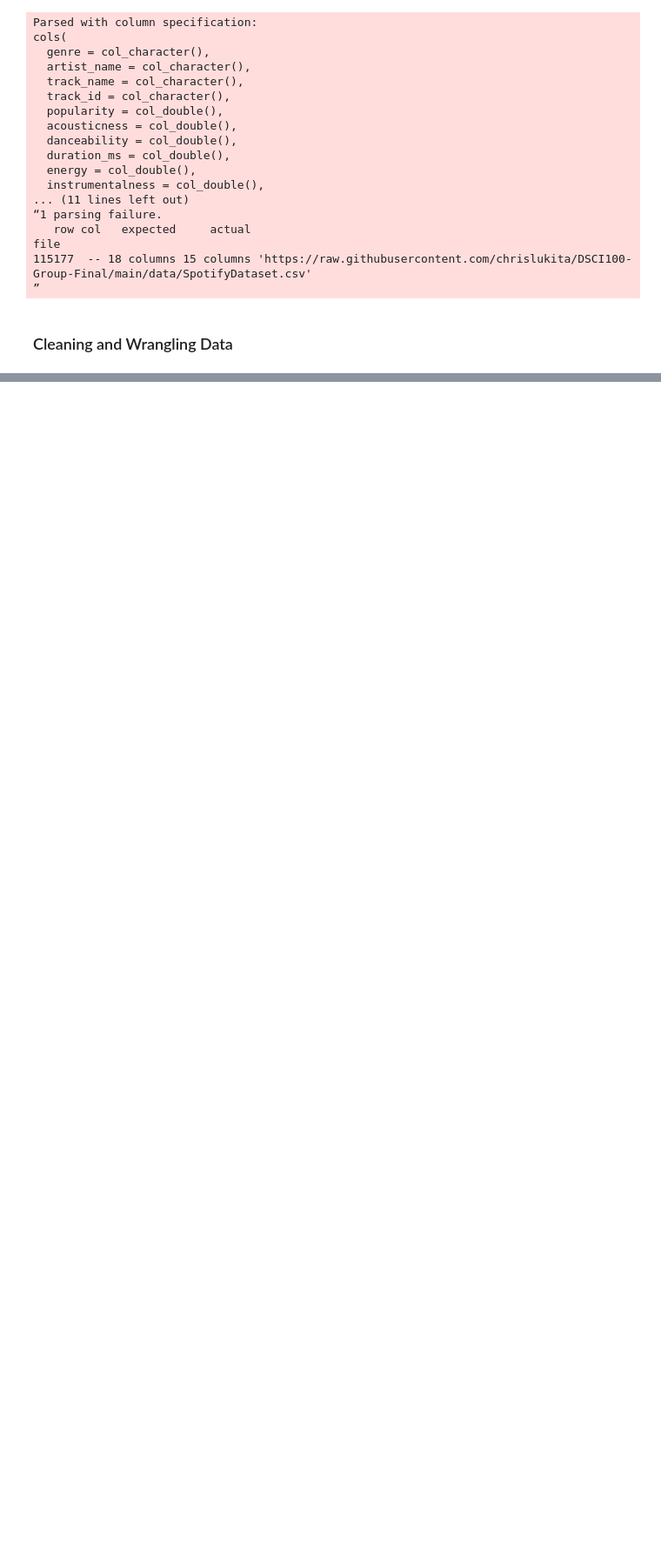
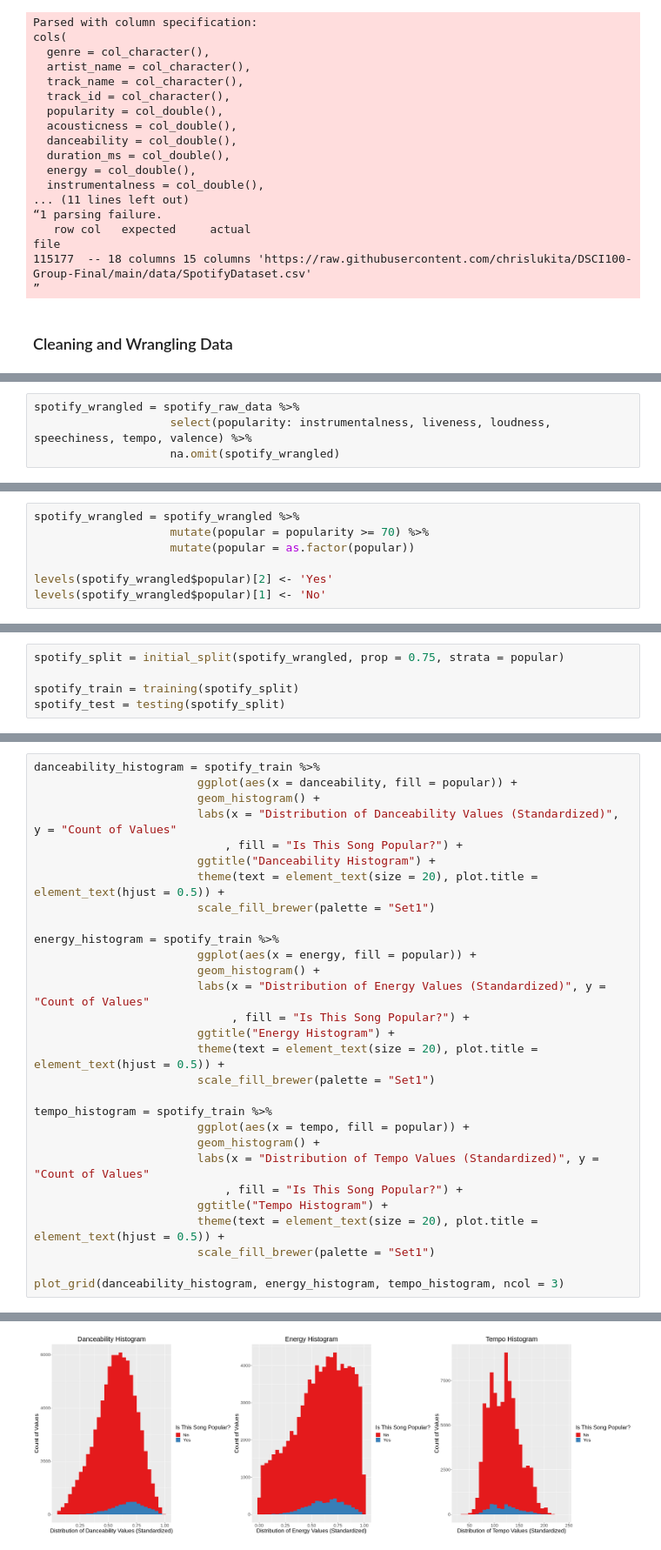
Before and after one commit to niickmerc/DSCI100-Group-Final, a Jupyter notebook: ProjectProposal.ipynb, the cells around one changed output, grey strips where cells are left out. Shown at 87% size. Cells and saved outputs as stored; diff of their text form; blank space fills up the shorter version.

```diff
--- a/ProjectProposal.ipynb
+++ b/ProjectProposal.ipynb
@@ -104,0 +49,4 @@ duration_plot
+# %%
+spotify_wrangled = spotify_raw_data %>%
+                    select(popularity: instrumentalness, liveness, loudness, speechiness, tempo, valence) %>%
+                    na.omit(spotify_wrangled)
@@ -104,0 +55,7 @@ duration_plot
+# %%
+spotify_wrangled = spotify_wrangled %>%
+                    mutate(popular = popularity >= 70) %>%
+                    mutate(popular = as.factor(popular))
+
+levels(spotify_wrangled$popular)[2] <- 'Yes'
+levels(spotify_wrangled$popular)[1] <- 'No'
@@ -104,0 +66,5 @@ duration_plot
+# %%
+spotify_split = initial_split(spotify_wrangled, prop = 0.75, strata = popular)
+
+spotify_train = training(spotify_split)
+spotify_test = testing(spotify_split)
@@ -104,0 +97,30 @@ duration_plot
+# %%
+danceability_histogram = spotify_train %>%
+                        ggplot(aes(x = danceability, fill = popular)) +
+                        geom_histogram() +
+                        labs(x = "Distribution of Danceability Values (Standardized)", y = "Count of Values"
+                            , fill = "Is This Song Popular?") +
+                        ggtitle("Danceability Histogram") +
+                        theme(text = element_text(size = 20), plot.title = element_text(hjust = 0.5)) +
+                        scale_fill_brewer(palette = "Set1")
+
+energy_histogram = spotify_train %>%
+                        ggplot(aes(x = energy, fill = popular)) +
+                        geom_histogram() +
+                        labs(x = "Distribution of Energy Values (Standardized)", y = "Count of Values"
+                             , fill = "Is This Song Popular?") +
+                        ggtitle("Energy Histogram") +
+                        theme(text = element_text(size = 20), plot.title = element_text(hjust = 0.5)) +
+                        scale_fill_brewer(palette = "Set1")
+
+tempo_histogram = spotify_train %>%
+                        ggplot(aes(x = tempo, fill = popular)) +
+                        geom_histogram() +
+                        labs(x = "Distribution of Tempo Values (Standardized)", y = "Count of Values"
+                            , fill = "Is This Song Popular?") +
+                        ggtitle("Tempo Histogram") +
+                        theme(text = element_text(size = 20), plot.title = element_text(hjust = 0.5)) +
+                        scale_fill_brewer(palette = "Set1")
+
+plot_grid(danceability_histogram, energy_histogram, tempo_histogram, ncol = 3)
+# %% [output]
@@ -104,0 +132 @@ duration_plot
+[figure, added]
```
Also changed, not shown: parts of 14 cells of this notebook.
